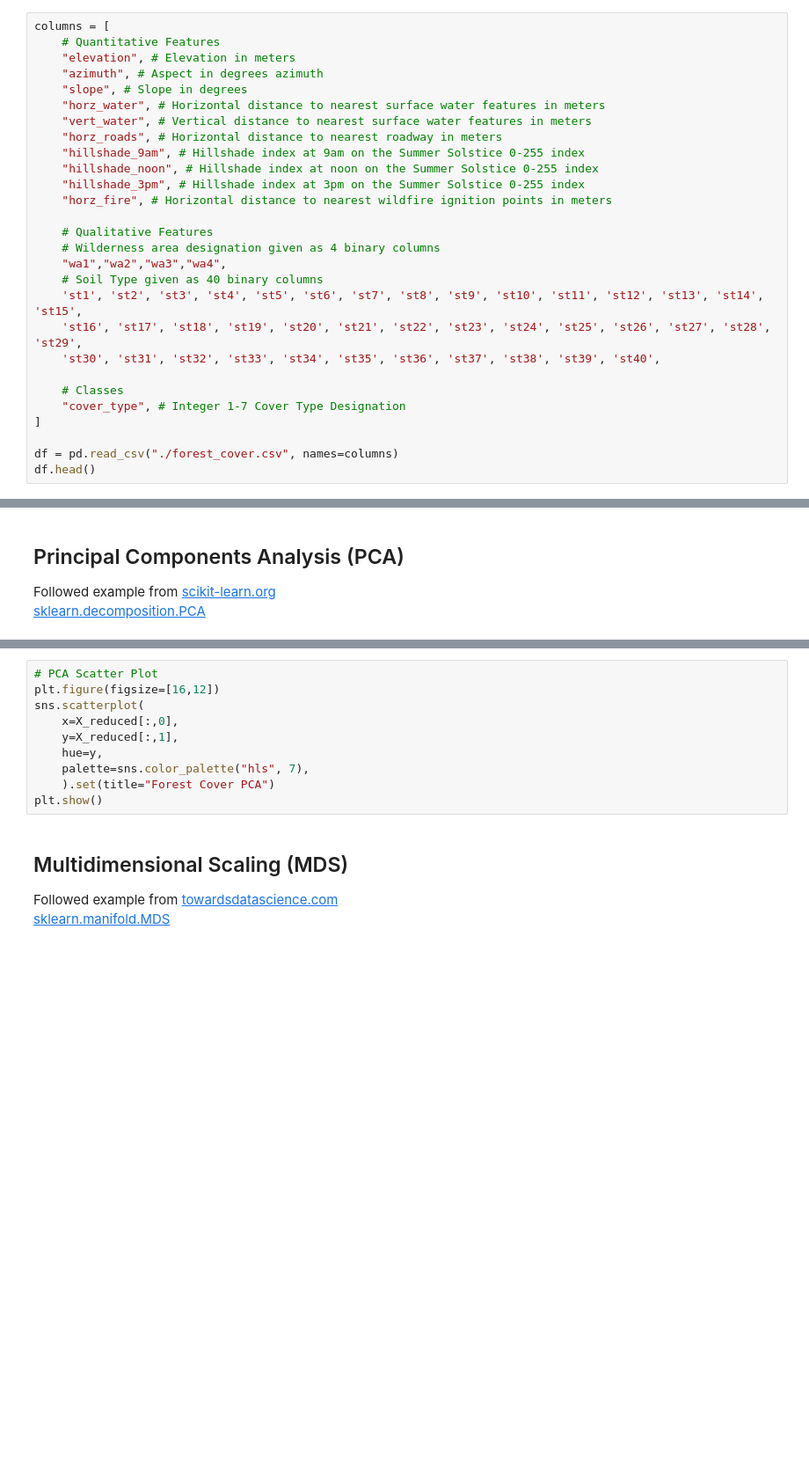
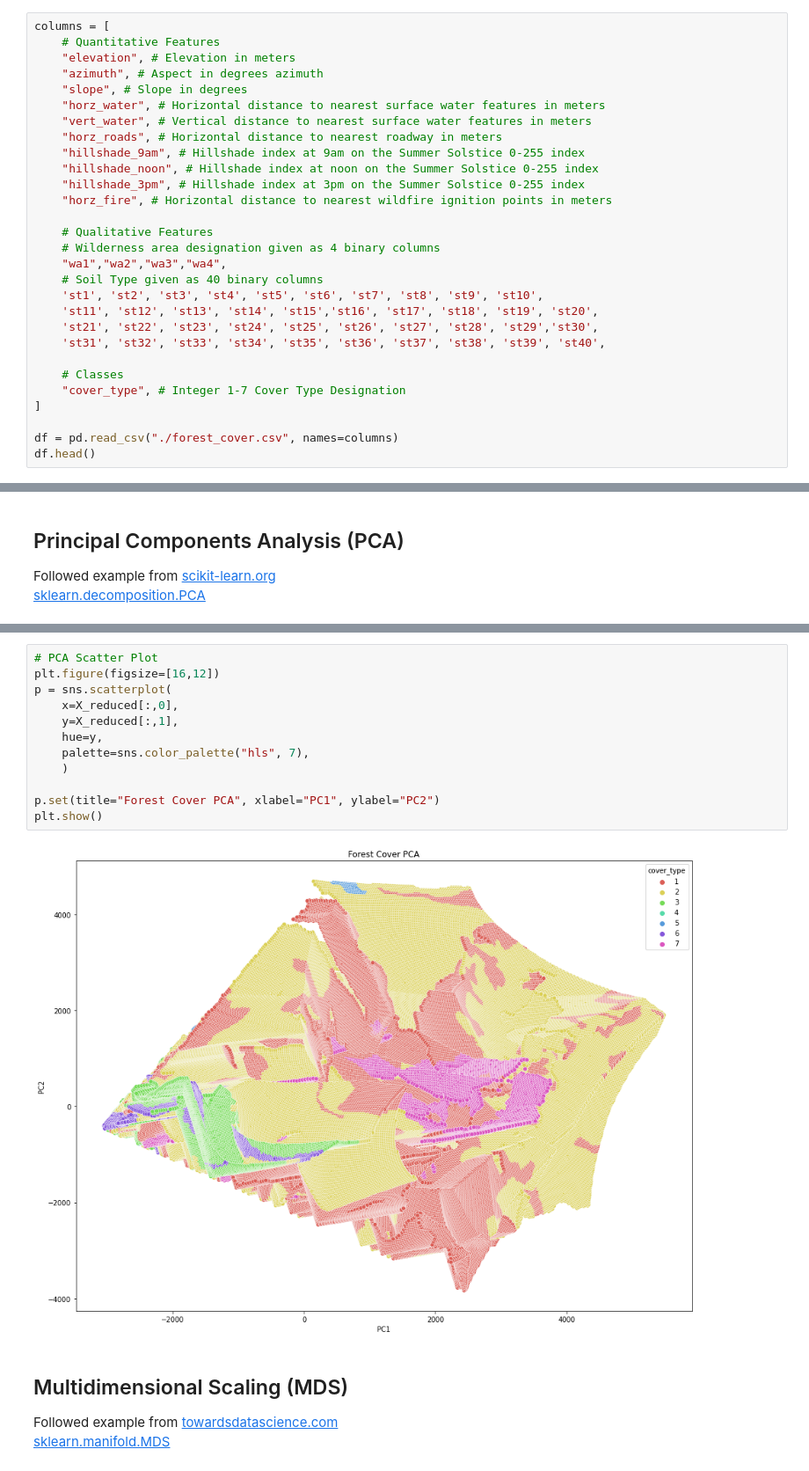
Before and after one commit to mbozada/data-science, a Jupyter notebook: forest_cover.ipynb, the cells around one changed output, grey strips where cells are left out. Shown at 88% size. Drawn from its saved outputs; the diff is of its cells as text; blank space fills up the shorter version.

Commit message:
Generated PCA and LDA Plots
MDS Flat out errors due to not have 2 TB of memory...

t-SNE runs very slowly. It may work, but once I hit 3 minutes I stopped it.

```diff
--- a/forest_cover.ipynb
+++ b/forest_cover.ipynb
@@ -30,9 +30,10 @@ columns = [
     # Wilderness area designation given as 4 binary columns
     "wa1","wa2","wa3","wa4",
     # Soil Type given as 40 binary columns
-    'st1', 'st2', 'st3', 'st4', 'st5', 'st6', 'st7', 'st8', 'st9', 'st10', 'st11', 'st12', 'st13', 'st14', 'st15',
-    'st16', 'st17', 'st18', 'st19', 'st20', 'st21', 'st22', 'st23', 'st24', 'st25', 'st26', 'st27', 'st28', 'st29',
-    'st30', 'st31', 'st32', 'st33', 'st34', 'st35', 'st36', 'st37', 'st38', 'st39', 'st40',
+    'st1', 'st2', 'st3', 'st4', 'st5', 'st6', 'st7', 'st8', 'st9', 'st10',
+    'st11', 'st12', 'st13', 'st14', 'st15','st16', 'st17', 'st18', 'st19', 'st20',
+    'st21', 'st22', 'st23', 'st24', 'st25', 'st26', 'st27', 'st28', 'st29','st30',
+    'st31', 'st32', 'st33', 'st34', 'st35', 'st36', 'st37', 'st38', 'st39', 'st40',
 
     # Classes
     "cover_type", # Integer 1-7 Cover Type Designation
@@ -59,13 +63,17 @@ pca_df['PC2'] = X_reduced[:,1]
 # %%
 # PCA Scatter Plot
 plt.figure(figsize=[16,12])
-sns.scatterplot(
+p = sns.scatterplot(
     x=X_reduced[:,0],
     y=X_reduced[:,1],
     hue=y,
     palette=sns.color_palette("hls", 7),
-    ).set(title="Forest Cover PCA")
+    )
+
+p.set(title="Forest Cover PCA", xlabel="PC1", ylabel="PC2")
 plt.show()
+# %% [output]
+[figure, added]
 # %% [markdown]
 ## Multidimensional Scaling (MDS)
 Followed example from [towardsdatascience.com](https://towardsdatascience.com/visualize-multidimensional-datasets-with-mds-64d7b4c16eaa)
```
Also changed, not shown: parts of 6 cells of this notebook.
